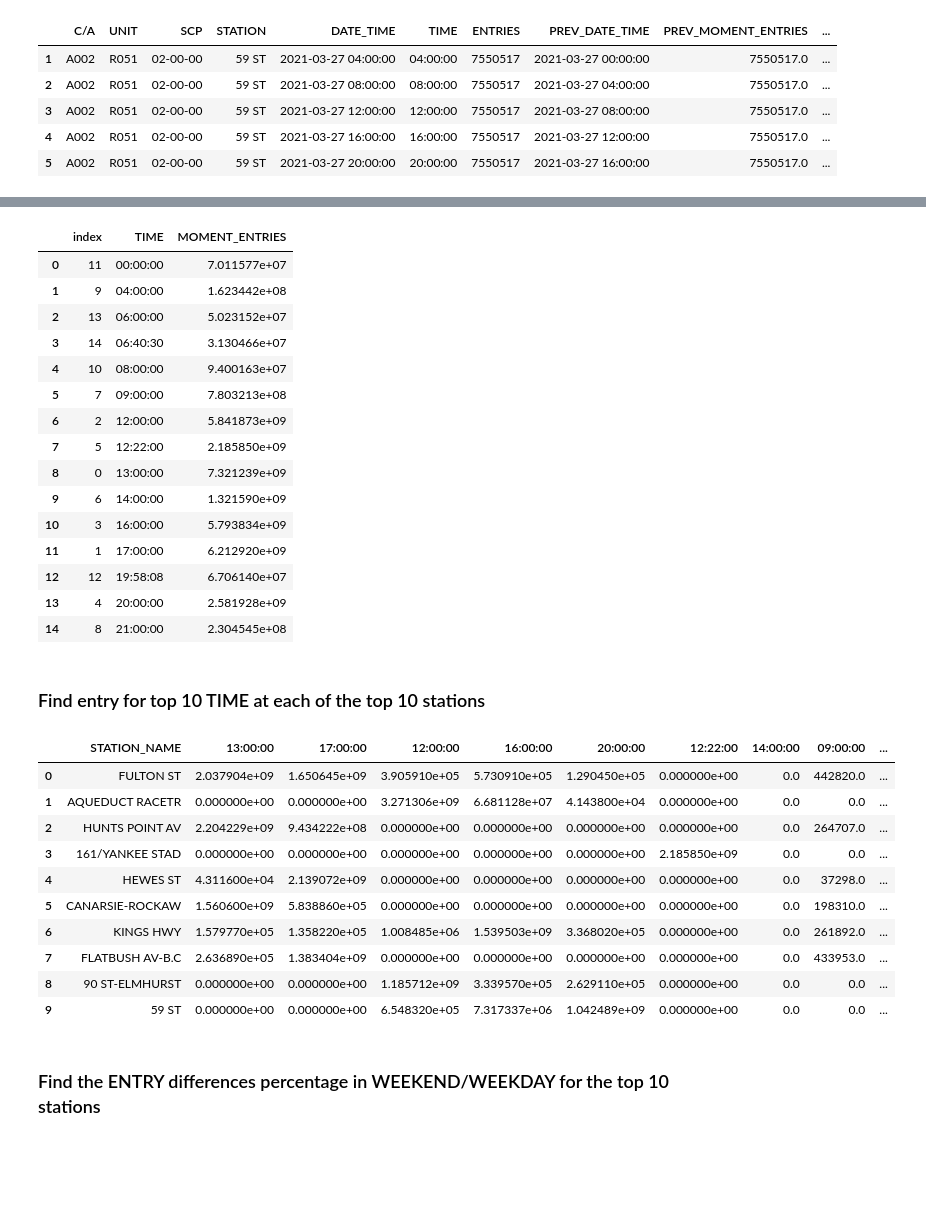
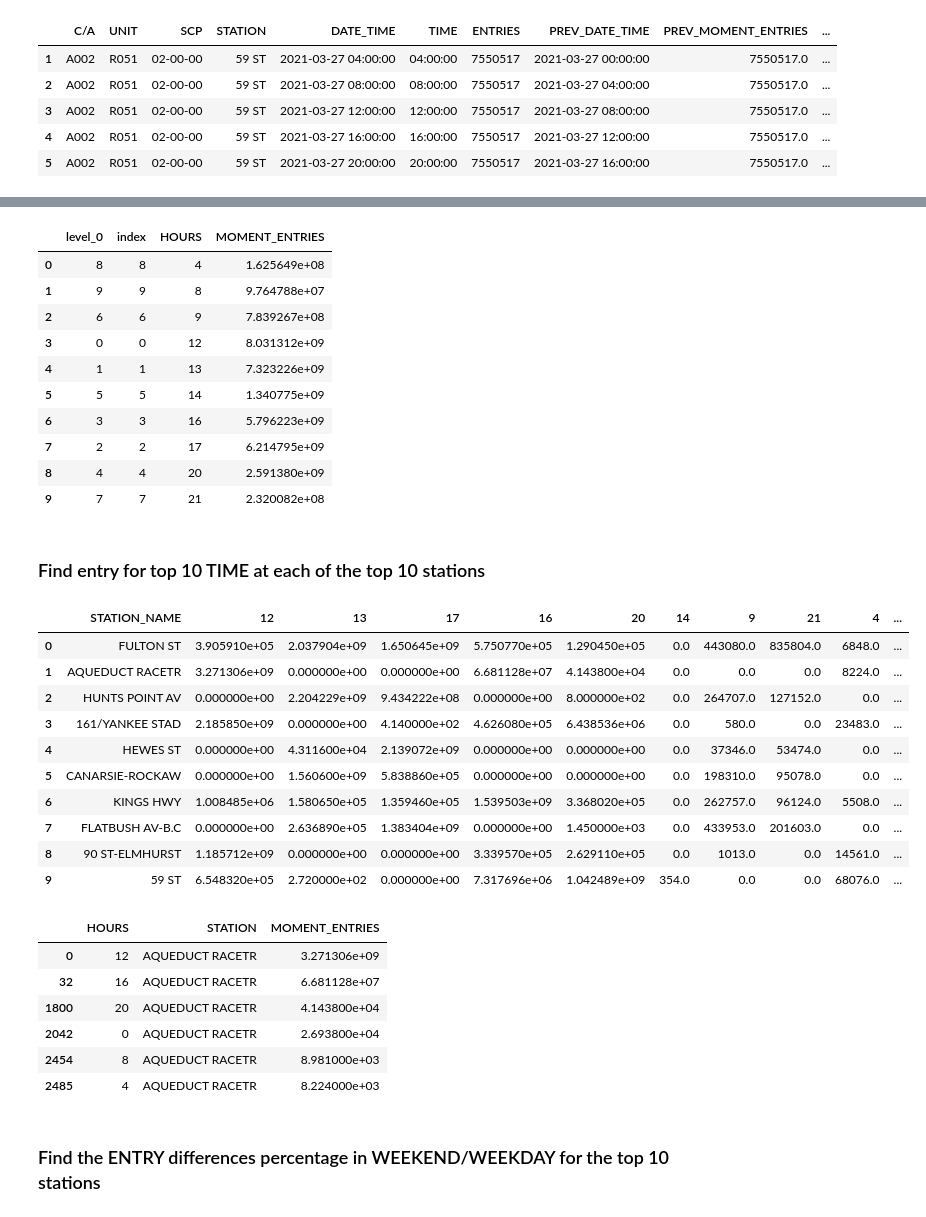
Before and after one commit to CrazyRabbitYingqing/MTA_EDA_Project1, a Jupyter notebook: Analysis_Code_Yingqing_Qiu.ipynb, the cells around one changed output, grey strips where cells are left out. Saved outputs shown, nothing was run; the diff lists cells and outputs as text; code cells hidden in the pictures; blank space fills up the shorter version.

```diff
--- a/Analysis_Code_Yingqing_Qiu.ipynb
+++ b/Analysis_Code_Yingqing_Qiu.ipynb
@@ -154,3 +154,6 @@ turnstiles_moment.head()
 | 3 | A002 | R051 | 02-00-00 | 59 ST | 2021-03-27 12:00:00 | 12:00:00 | 7550517 | 2021-03-27 08:00:00 | 7550517.0 | ... |
 | 4 | A002 | R051 | 02-00-00 | 59 ST | 2021-03-27 16:00:00 | 16:00:00 | 7550517 | 2021-03-27 12:00:00 | 7550517.0 | ... |
 | 5 | A002 | R051 | 02-00-00 | 59 ST | 2021-03-27 20:00:00 | 20:00:00 | 7550517 | 2021-03-27 16:00:00 | 7550517.0 | ... |
+# %%
+turnstiles_block = turnstiles_moment
+turnstiles_block["HOURS"] = turnstiles_block["DATE_TIME"].dt.hour
@@ -157,60 +174,71 @@ turnstiles_moment.head()
 # %%
-total_moment = turnstiles_moment.groupby(["TIME"])[['MOMENT_ENTRIES']].sum().sort_values('MOMENT_ENTRIES', ascending=False).reset_index()
+total_moment = turnstiles_block.groupby(["HOURS"])[['MOMENT_ENTRIES']].sum().sort_values('MOMENT_ENTRIES', ascending=False).reset_index()
 #station_moment.rename(columns = {"DAILY_ENTRIES":"YEARLY_ENTRIES"})
 total_moment.head(15)
 plot_data2 = total_moment.head(15)
 plot_data2
-all_moment = plot_data2.sort_values('TIME', ascending=True).reset_index()
+all_moment1 = plot_data2.sort_values('MOMENT_ENTRIES', ascending=False).reset_index().head(10)
+all_moment1.head(10)
+all_moment = all_moment1.sort_values("HOURS").reset_index()
 all_moment.head(50)
 # %% [output]
-|  | index | TIME | MOMENT_ENTRIES |
-| 0 | 11 | 00:00:00 | 7.011577e+07 |
-| 1 | 9 | 04:00:00 | 1.623442e+08 |
-| 2 | 13 | 06:00:00 | 5.023152e+07 |
-| 3 | 14 | 06:40:30 | 3.130466e+07 |
-| 4 | 10 | 08:00:00 | 9.400163e+07 |
-| 5 | 7 | 09:00:00 | 7.803213e+08 |
-| 6 | 2 | 12:00:00 | 5.841873e+09 |
-| 7 | 5 | 12:22:00 | 2.185850e+09 |
-| 8 | 0 | 13:00:00 | 7.321239e+09 |
-| 9 | 6 | 14:00:00 | 1.321590e+09 |
-| 10 | 3 | 16:00:00 | 5.793834e+09 |
-| 11 | 1 | 17:00:00 | 6.212920e+09 |
-| 12 | 12 | 19:58:08 | 6.706140e+07 |
-| 13 | 4 | 20:00:00 | 2.581928e+09 |
-| 14 | 8 | 21:00:00 | 2.304545e+08 |
+|  | level_0 | index | HOURS | MOMENT_ENTRIES |
+| 0 | 8 | 8 | 4 | 1.625649e+08 |
+| 1 | 9 | 9 | 8 | 9.764788e+07 |
+| 2 | 6 | 6 | 9 | 7.839267e+08 |
+| 3 | 0 | 0 | 12 | 8.031312e+09 |
+| 4 | 1 | 1 | 13 | 7.323226e+09 |
+| 5 | 5 | 5 | 14 | 1.340775e+09 |
+| 6 | 3 | 3 | 16 | 5.796223e+09 |
+| 7 | 2 | 2 | 17 | 6.214795e+09 |
+| 8 | 4 | 4 | 20 | 2.591380e+09 |
+| 9 | 7 | 7 | 21 | 2.320082e+08 |
 # %% [markdown]
 ### Find entry for top 10 TIME at each of the top 10 stations
 # %%
 station_daily.STATION[0]
-total_moment.TIME[0]
+total_moment.HOURS[0]
 Two_D_array = np.zeros((10,10))
 station_name_array = []
 for i in range(10):
-    time_station = turnstiles_moment[turnstiles_moment["STATION"]==station_daily.STATION[i]]
+    time_station = turnstiles_block[turnstiles_block["STATION"]==station_daily.STATION[i]]
     station_name_array.append(station_daily.STATION[i])
     for j in range(10):
-        time_station2 = time_station[time_station["TIME"]==total_moment.TIME[j]]
+        time_station2 = time_station[time_station["HOURS"]==total_moment.HOURS[j]]
         sum_time = time_station2[["MOMENT_ENTRIES"]].sum()
         Two_D_array[i,j]=sum_time
 Two_D_array
+
+
 time_df = pd.DataFrame(station_name_array,columns = ["STATION_NAME"])
 for i in range(10):
-    time_df[total_moment.TIME[i]] = Two_D_array[:,i]
+    time_df[total_moment.HOURS[i]] = Two_D_array[:,i]
 
 time_df
 # %% [output]
-|  | STATION_NAME | 13:00:00 | 17:00:00 | 12:00:00 | 16:00:00 | 20:00:00 | 12:22:00 | 14:00:00 | 09:00:00 | ... |
-| 0 | FULTON ST | 2.037904e+09 | 1.650645e+09 | 3.905910e+05 | 5.730910e+05 | 1.290450e+05 | 0.000000e+00 | 0.0 | 442820.0 | ... |
-| 1 | AQUEDUCT RACETR | 0.000000e+00 | 0.000000e+00 | 3.271306e+09 | 6.681128e+07 | 4.143800e+04 | 0.000000e+00 | 0.0 | 0.0 | ... |
-| 2 | HUNTS POINT AV | 2.204229e+09 | 9.434222e+08 | 0.000000e+00 | 0.000000e+00 | 0.000000e+00 | 0.000000e+00 | 0.0 | 264707.0 | ... |
-| 3 | 161/YANKEE STAD | 0.000000e+00 | 0.000000e+00 | 0.000000e+00 | 0.000000e+00 | 0.000000e+00 | 2.185850e+09 | 0.0 | 0.0 | ... |
-| 4 | HEWES ST | 4.311600e+04 | 2.139072e+09 | 0.000000e+00 | 0.000000e+00 | 0.000000e+00 | 0.000000e+00 | 0.0 | 37298.0 | ... |
-| 5 | CANARSIE-ROCKAW | 1.560600e+09 | 5.838860e+05 | 0.000000e+00 | 0.000000e+00 | 0.000000e+00 | 0.000000e+00 | 0.0 | 198310.0 | ... |
-| 6 | KINGS HWY | 1.579770e+05 | 1.358220e+05 | 1.008485e+06 | 1.539503e+09 | 3.368020e+05 | 0.000000e+00 | 0.0 | 261892.0 | ... |
-| 7 | FLATBUSH AV-B.C | 2.636890e+05 | 1.383404e+09 | 0.000000e+00 | 0.000000e+00 | 0.000000e+00 | 0.000000e+00 | 0.0 | 433953.0 | ... |
-| 8 | 90 ST-ELMHURST | 0.000000e+00 | 0.000000e+00 | 1.185712e+09 | 3.339570e+05 | 2.629110e+05 | 0.000000e+00 | 0.0 | 0.0 | ... |
-| 9 | 59 ST | 0.000000e+00 | 0.000000e+00 | 6.548320e+05 | 7.317337e+06 | 1.042489e+09 | 0.000000e+00 | 0.0 | 0.0 | ... |
+|  | STATION_NAME | 12 | 13 | 17 | 16 | 20 | 14 | 9 | 21 | 4 | ... |
+| 0 | FULTON ST | 3.905910e+05 | 2.037904e+09 | 1.650645e+09 | 5.750770e+05 | 1.290450e+05 | 0.0 | 443080.0 | 835804.0 | 6848.0 | ... |
+| 1 | AQUEDUCT RACETR | 3.271306e+09 | 0.000000e+00 | 0.000000e+00 | 6.681128e+07 | 4.143800e+04 | 0.0 | 0.0 | 0.0 | 8224.0 | ... |
+| 2 | HUNTS POINT AV | 0.000000e+00 | 2.204229e+09 | 9.434222e+08 | 0.000000e+00 | 8.000000e+02 | 0.0 | 264707.0 | 127152.0 | 0.0 | ... |
+| 3 | 161/YANKEE STAD | 2.185850e+09 | 0.000000e+00 | 4.140000e+02 | 4.626080e+05 | 6.438536e+06 | 0.0 | 580.0 | 0.0 | 23483.0 | ... |
+| 4 | HEWES ST | 0.000000e+00 | 4.311600e+04 | 2.139072e+09 | 0.000000e+00 | 0.000000e+00 | 0.0 | 37346.0 | 53474.0 | 0.0 | ... |
+| 5 | CANARSIE-ROCKAW | 0.000000e+00 | 1.560600e+09 | 5.838860e+05 | 0.000000e+00 | 0.000000e+00 | 0.0 | 198310.0 | 95078.0 | 0.0 | ... |
+| 6 | KINGS HWY | 1.008485e+06 | 1.580650e+05 | 1.359460e+05 | 1.539503e+09 | 3.368020e+05 | 0.0 | 262757.0 | 96124.0 | 5508.0 | ... |
+| 7 | FLATBUSH AV-B.C | 0.000000e+00 | 2.636890e+05 | 1.383404e+09 | 0.000000e+00 | 1.450000e+03 | 0.0 | 433953.0 | 201603.0 | 0.0 | ... |
+| 8 | 90 ST-ELMHURST | 1.185712e+09 | 0.000000e+00 | 0.000000e+00 | 3.339570e+05 | 2.629110e+05 | 0.0 | 1013.0 | 0.0 | 14561.0 | ... |
+| 9 | 59 ST | 6.548320e+05 | 2.720000e+02 | 0.000000e+00 | 7.317696e+06 | 1.042489e+09 | 354.0 | 0.0 | 0.0 | 68076.0 | ... |
+# %%
+#total_moment.head()
+aaa = turnstiles_block.groupby(["HOURS","STATION"])[['MOMENT_ENTRIES']].sum().sort_values('MOMENT_ENTRIES', ascending=False).reset_index()
+aaa[aaa["STATION"] == "AQUEDUCT RACETR"]
+# %% [output]
+|  | HOURS | STATION | MOMENT_ENTRIES |
+| 0 | 12 | AQUEDUCT RACETR | 3.271306e+09 |
+| 32 | 16 | AQUEDUCT RACETR | 6.681128e+07 |
+| 1800 | 20 | AQUEDUCT RACETR | 4.143800e+04 |
+| 2042 | 0 | AQUEDUCT RACETR | 2.693800e+04 |
+| 2454 | 8 | AQUEDUCT RACETR | 8.981000e+03 |
+| 2485 | 4 | AQUEDUCT RACETR | 8.224000e+03 |
 # %% [markdown]
 ### Find the ENTRY differences percentage in WEEKEND/WEEKDAY for the top 10 stations
 # %%
```
Also changed, not shown: parts of 3 cells of this notebook, 4 other files.
